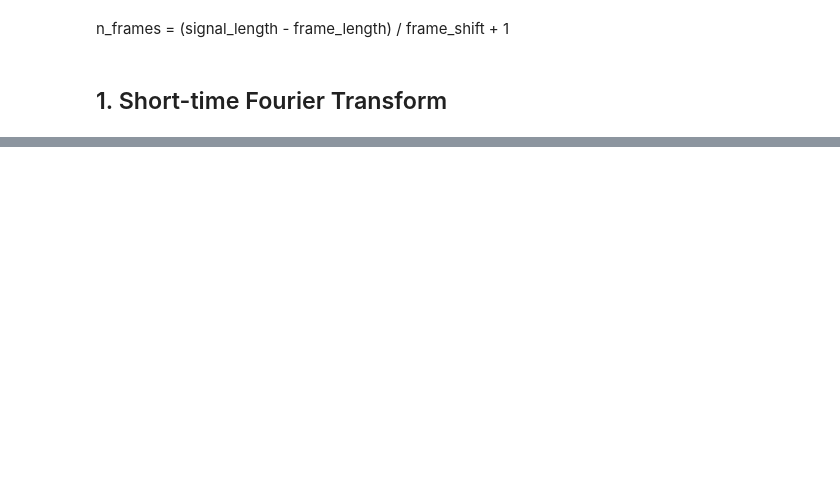
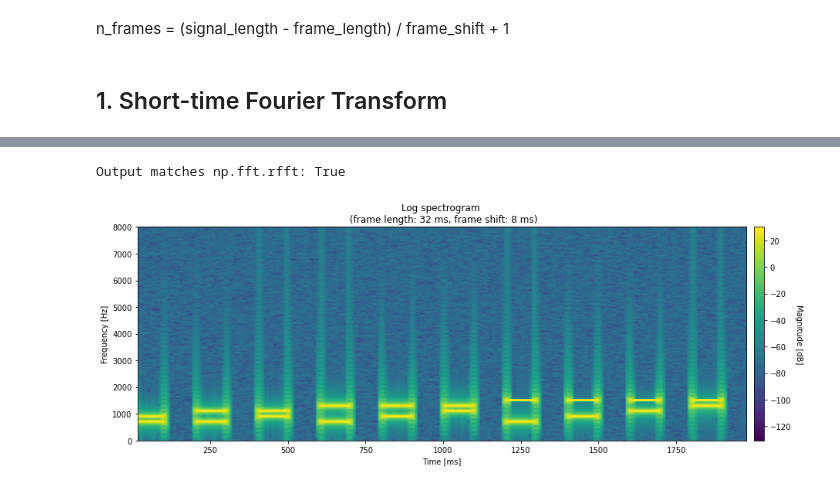
Before and after one commit to iibrahimli/ssp_sose2023, a Jupyter notebook: Exercise2/exercise2.ipynb, the cells around one changed output, grey strips where cells are left out. Cells and saved outputs as stored; diff of their text form; code cells hidden in the pictures; blank space fills up the shorter version.

```diff
--- a/Exercise2/exercise2.ipynb
+++ b/Exercise2/exercise2.ipynb
@@ -43,0 +106,5 @@ len(s1) / sampling_rate, "s"
+# %%
+plot_log_spectrogram(s2, sampling_rate, frame_length=32, frame_shift=8)
+# %% [output]
+Output matches np.fft.rfft: True
+[figure, added]
```
Also changed, not shown: parts of 14 cells of this notebook.
